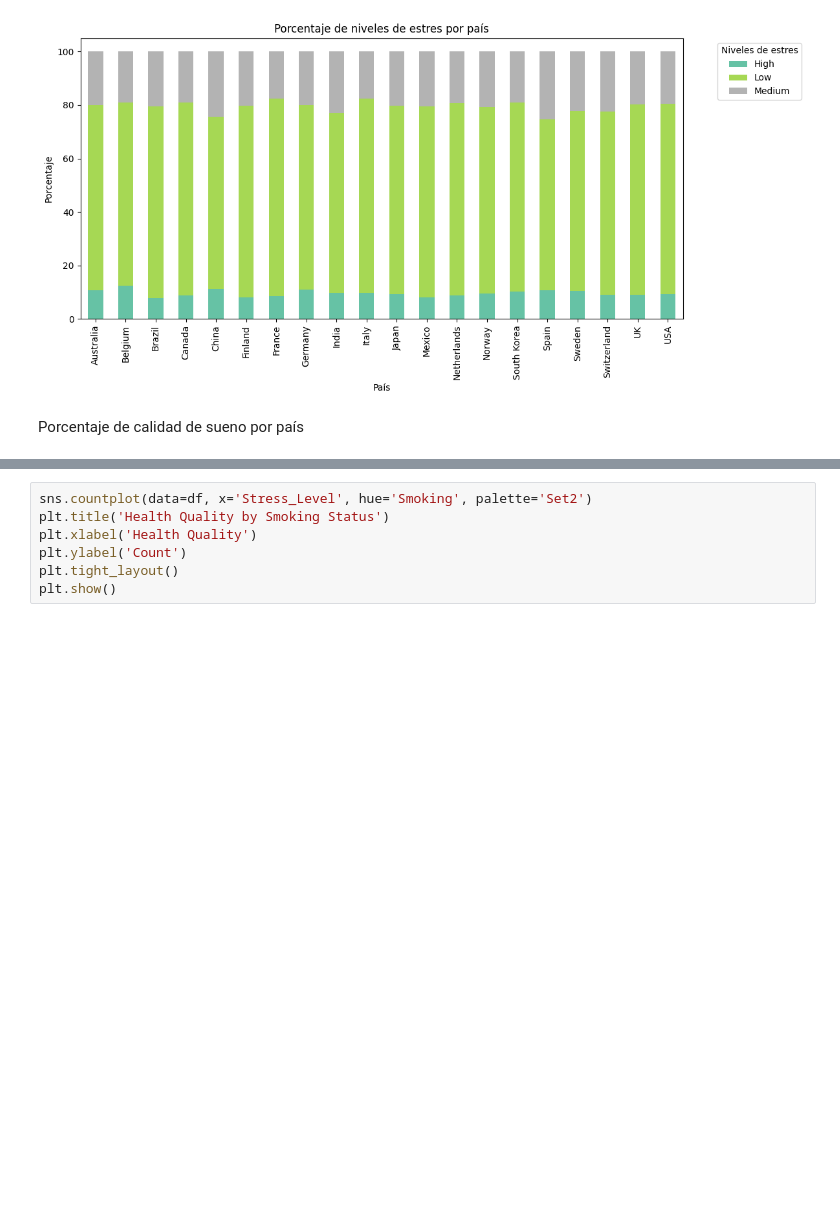
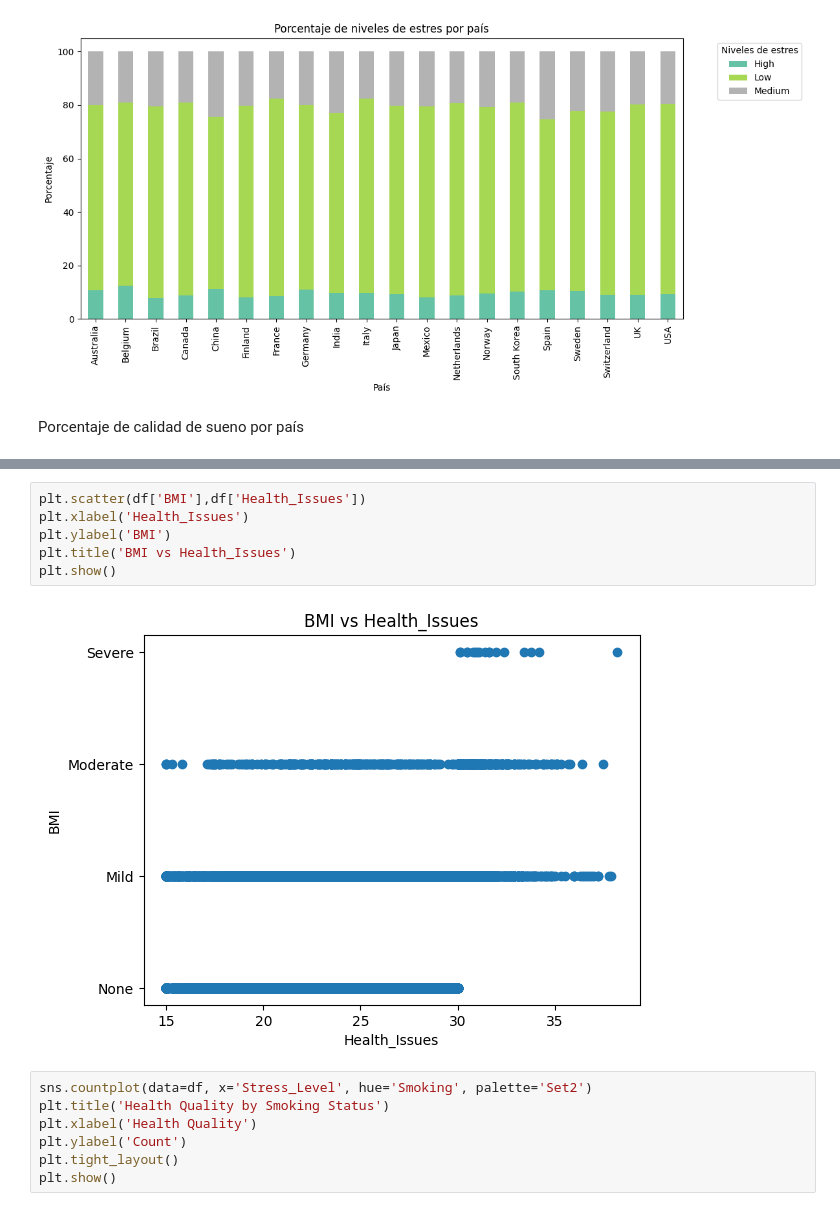
Before and after one commit to LailaBulh/Programacion---Claas-Files, a Jupyter notebook: UPDATE_Avance_11_12_263166.ipynb, the cells around one changed output, grey strips where cells are left out. Cells and saved outputs as stored; diff of their text form; blank space fills up the shorter version.

```diff
--- a/UPDATE_Avance_11_12_263166.ipynb
+++ b/UPDATE_Avance_11_12_263166.ipynb
@@ -289,3 +251,11 @@ plt.show()
+# %%
+plt.scatter(df['BMI'],df['Health_Issues'])
+plt.xlabel('Health_Issues')
+plt.ylabel('BMI')
+plt.title('BMI vs Health_Issues')
+plt.show()
+# %% [output]
+[figure, added]
 # %%
 sns.countplot(data=df, x='Stress_Level', hue='Smoking', palette='Set2')
 plt.title('Health Quality by Smoking Status')
```
Also changed, not shown: parts of 17 cells of this notebook.
